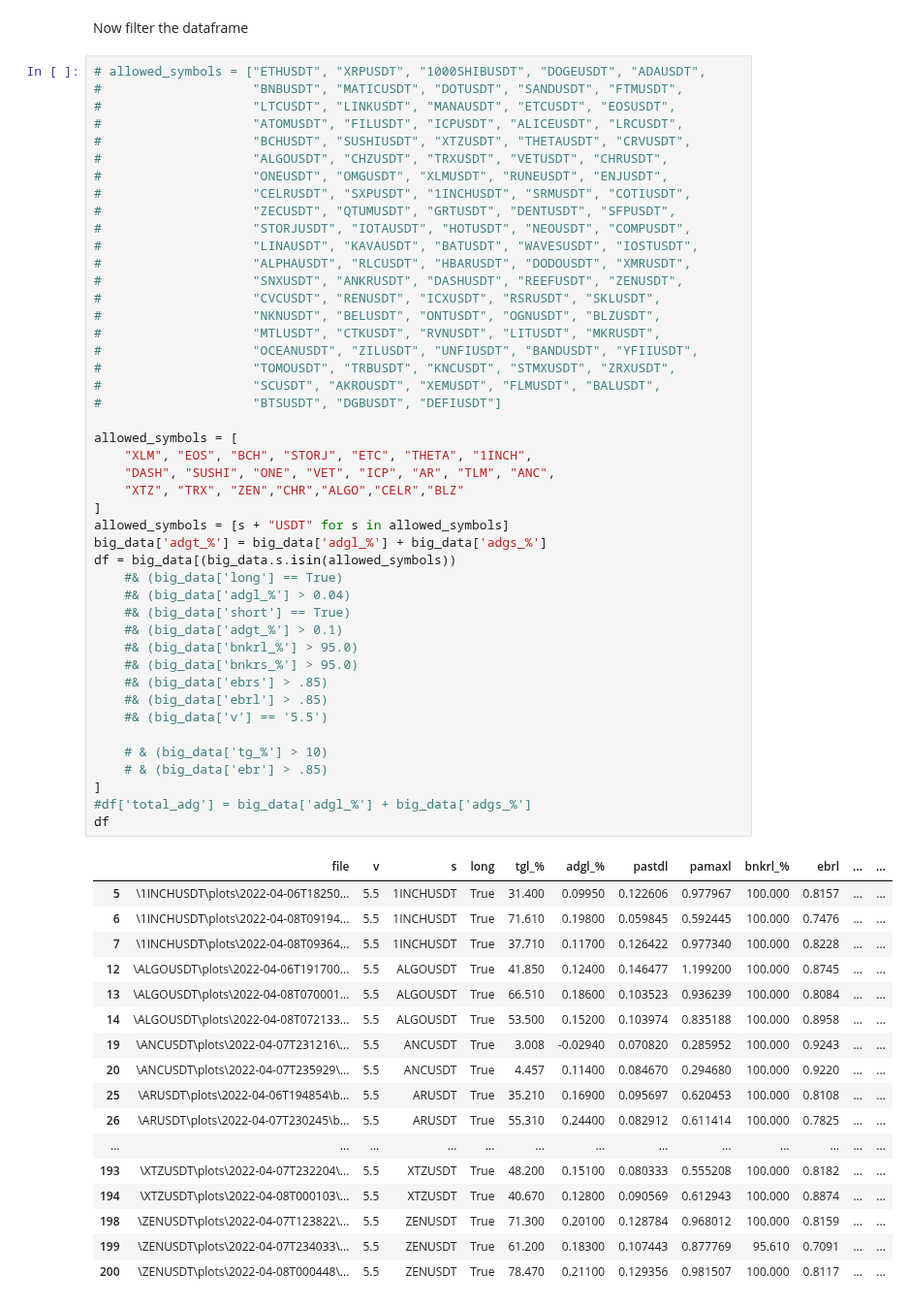
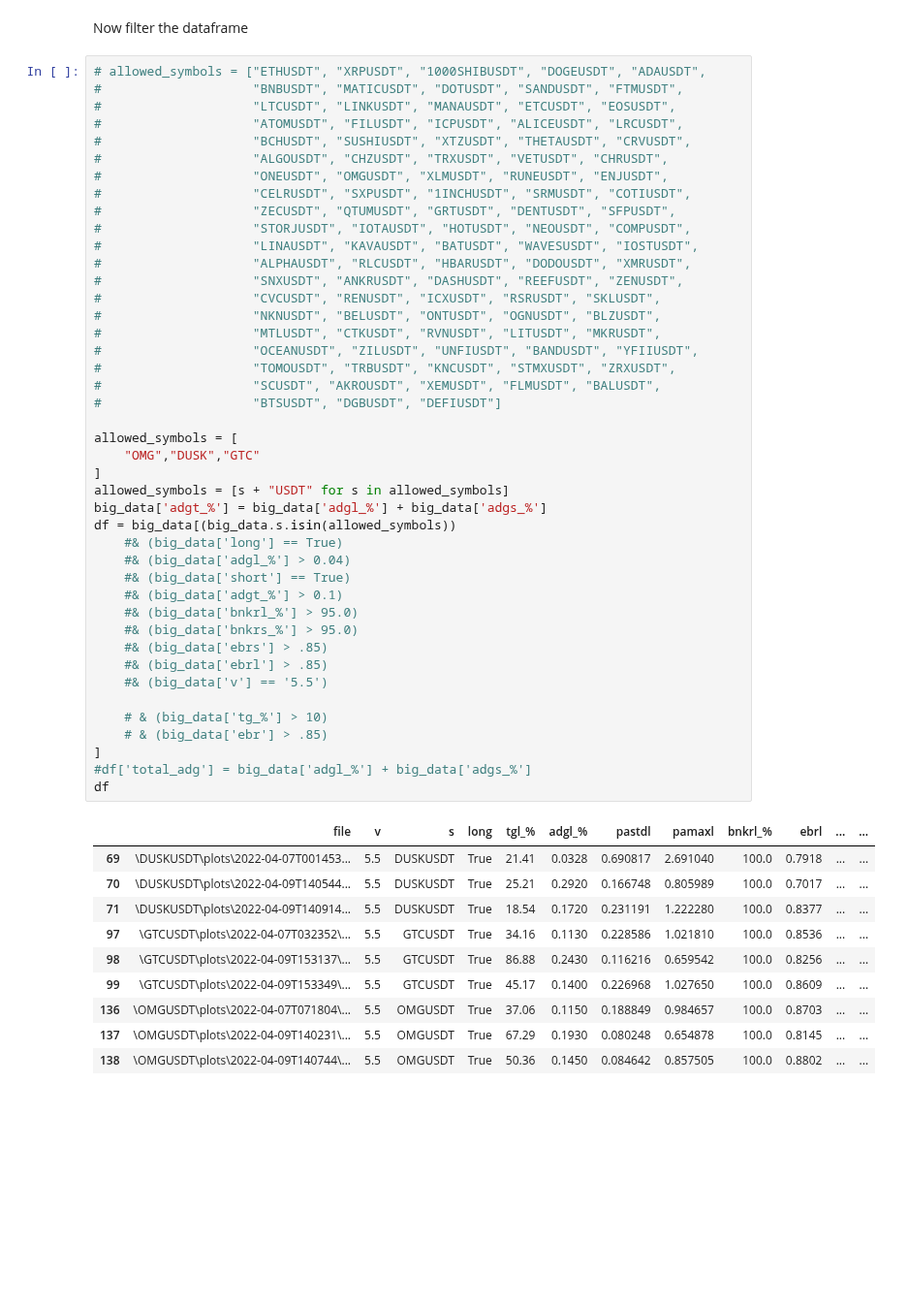
Before and after one commit to shroukkhan/passivbot, a Jupyter notebook: analyze_result.ipynb, the cells around one changed output. Shown at 97% size. Drawn from its saved outputs; the diff is of its cells as text; blank space fills up the shorter version.

```diff
--- a/analyze_result.ipynb
+++ b/analyze_result.ipynb
@@ -177,49 +174,40 @@ Now filter the dataframe
 #                    "CVCUSDT", "RENUSDT", "ICXUSDT", "RSRUSDT", "SKLUSDT",
 #                    "NKNUSDT", "BELUSDT", "ONTUSDT", "OGNUSDT", "BLZUSDT",
 #                    "MTLUSDT", "CTKUSDT", "RVNUSDT", "LITUSDT", "MKRUSDT",
 #                    "OCEANUSDT", "ZILUSDT", "UNFIUSDT", "BANDUSDT", "YFIIUSDT",
 #                    "TOMOUSDT", "TRBUSDT", "KNCUSDT", "STMXUSDT", "ZRXUSDT",
 #                    "SCUSDT", "AKROUSDT", "XEMUSDT", "FLMUSDT", "BALUSDT",
 #                    "BTSUSDT", "DGBUSDT", "DEFIUSDT"]
 
 allowed_symbols = [
-    "XLM", "EOS", "BCH", "STORJ", "ETC", "THETA", "1INCH",
-    "DASH", "SUSHI", "ONE", "VET", "ICP", "AR", "TLM", "ANC",
-    "XTZ", "TRX", "ZEN","CHR","ALGO","CELR","BLZ"
+    "OMG","DUSK","GTC"
 ]
 allowed_symbols = [s + "USDT" for s in allowed_symbols]
 big_data['adgt_%'] = big_data['adgl_%'] + big_data['adgs_%']
 df = big_data[(big_data.s.isin(allowed_symbols))
     #& (big_data['long'] == True)
     #& (big_data['adgl_%'] > 0.04)
     #& (big_data['short'] == True)
     #& (big_data['adgt_%'] > 0.1)
     #& (big_data['bnkrl_%'] > 95.0)
     #& (big_data['bnkrs_%'] > 95.0)
     #& (big_data['ebrs'] > .85)
     #& (big_data['ebrl'] > .85)
     #& (big_data['v'] == '5.5')
 
     # & (big_data['tg_%'] > 10)
     # & (big_data['ebr'] > .85)
 ]
 #df['total_adg'] = big_data['adgl_%'] + big_data['adgs_%']
 df
 # %% [output]
 |  | file | v | s | long | tgl_% | adgl_% | pastdl | pamaxl | bnkrl_% | ebrl | ... | ... |
-| 5 | \1INCHUSDT\plots\2022-04-06T18250... | 5.5 | 1INCHUSDT | True | 31.400 | 0.09950 | 0.122606 | 0.977967 | 100.000 | 0.8157 | ... | ... |
-| 6 | \1INCHUSDT\plots\2022-04-08T09194... | 5.5 | 1INCHUSDT | True | 71.610 | 0.19800 | 0.059845 | 0.592445 | 100.000 | 0.7476 | ... | ... |
-| 7 | \1INCHUSDT\plots\2022-04-08T09364... | 5.5 | 1INCHUSDT | True | 37.710 | 0.11700 | 0.126422 | 0.977340 | 100.000 | 0.8228 | ... | ... |
-| 12 | \ALGOUSDT\plots\2022-04-06T191700... | 5.5 | ALGOUSDT | True | 41.850 | 0.12400 | 0.146477 | 1.199200 | 100.000 | 0.8745 | ... | ... |
-| 13 | \ALGOUSDT\plots\2022-04-08T070001... | 5.5 | ALGOUSDT | True | 66.510 | 0.18600 | 0.103523 | 0.936239 | 100.000 | 0.8084 | ... | ... |
-| 14 | \ALGOUSDT\plots\2022-04-08T072133... | 5.5 | ALGOUSDT | True | 53.500 | 0.15200 | 0.103974 | 0.835188 | 100.000 | 0.8958 | ... | ... |
-| 19 | \ANCUSDT\plots\2022-04-07T231216\... | 5.5 | ANCUSDT | True | 3.008 | -0.02940 | 0.070820 | 0.285952 | 100.000 | 0.9243 | ... | ... |
-| 20 | \ANCUSDT\plots\2022-04-07T235929\... | 5.5 | ANCUSDT | True | 4.457 | 0.11400 | 0.084670 | 0.294680 | 100.000 | 0.9220 | ... | ... |
-| 25 | \ARUSDT\plots\2022-04-06T194854\b... | 5.5 | ARUSDT | True | 35.210 | 0.16900 | 0.095697 | 0.620453 | 100.000 | 0.8108 | ... | ... |
-| 26 | \ARUSDT\plots\2022-04-07T230245\b... | 5.5 | ARUSDT | True | 55.310 | 0.24400 | 0.082912 | 0.611414 | 100.000 | 0.7825 | ... | ... |
-| ... | ... | ... | ... | ... | ... | ... | ... | ... | ... | ... | ... | ... |
-| 193 | \XTZUSDT\plots\2022-04-07T232204\... | 5.5 | XTZUSDT | True | 48.200 | 0.15100 | 0.080333 | 0.555208 | 100.000 | 0.8182 | ... | ... |
-| 194 | \XTZUSDT\plots\2022-04-08T000103\... | 5.5 | XTZUSDT | True | 40.670 | 0.12800 | 0.090569 | 0.612943 | 100.000 | 0.8874 | ... | ... |
-| 198 | \ZENUSDT\plots\2022-04-07T123822\... | 5.5 | ZENUSDT | True | 71.300 | 0.20100 | 0.128784 | 0.968012 | 100.000 | 0.8159 | ... | ... |
-| 199 | \ZENUSDT\plots\2022-04-07T234033\... | 5.5 | ZENUSDT | True | 61.200 | 0.18300 | 0.107443 | 0.877769 | 95.610 | 0.7091 | ... | ... |
-| 200 | \ZENUSDT\plots\2022-04-08T000448\... | 5.5 | ZENUSDT | True | 78.470 | 0.21100 | 0.129356 | 0.981507 | 100.000 | 0.8117 | ... | ... |
+| 69 | \DUSKUSDT\plots\2022-04-07T001453... | 5.5 | DUSKUSDT | True | 21.41 | 0.0328 | 0.690817 | 2.691040 | 100.0 | 0.7918 | ... | ... |
+| 70 | \DUSKUSDT\plots\2022-04-09T140544... | 5.5 | DUSKUSDT | True | 25.21 | 0.2920 | 0.166748 | 0.805989 | 100.0 | 0.7017 | ... | ... |
+| 71 | \DUSKUSDT\plots\2022-04-09T140914... | 5.5 | DUSKUSDT | True | 18.54 | 0.1720 | 0.231191 | 1.222280 | 100.0 | 0.8377 | ... | ... |
+| 97 | \GTCUSDT\plots\2022-04-07T032352\... | 5.5 | GTCUSDT | True | 34.16 | 0.1130 | 0.228586 | 1.021810 | 100.0 | 0.8536 | ... | ... |
+| 98 | \GTCUSDT\plots\2022-04-09T153137\... | 5.5 | GTCUSDT | True | 86.88 | 0.2430 | 0.116216 | 0.659542 | 100.0 | 0.8256 | ... | ... |
+| 99 | \GTCUSDT\plots\2022-04-09T153349\... | 5.5 | GTCUSDT | True | 45.17 | 0.1400 | 0.226968 | 1.027650 | 100.0 | 0.8609 | ... | ... |
+| 136 | \OMGUSDT\plots\2022-04-07T071804\... | 5.5 | OMGUSDT | True | 37.06 | 0.1150 | 0.188849 | 0.984657 | 100.0 | 0.8703 | ... | ... |
+| 137 | \OMGUSDT\plots\2022-04-09T140231\... | 5.5 | OMGUSDT | True | 67.29 | 0.1930 | 0.080248 | 0.654878 | 100.0 | 0.8145 | ... | ... |
+| 138 | \OMGUSDT\plots\2022-04-09T140744\... | 5.5 | OMGUSDT | True | 50.36 | 0.1450 | 0.084642 | 0.857505 | 100.0 | 0.8802 | ... | ... |
```
Also changed, not shown: parts of 4 cells of this notebook, 5 other files.
